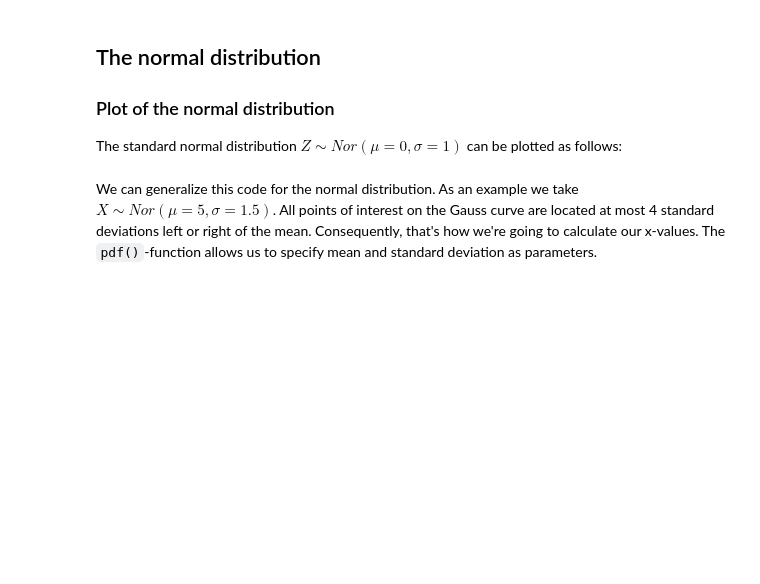
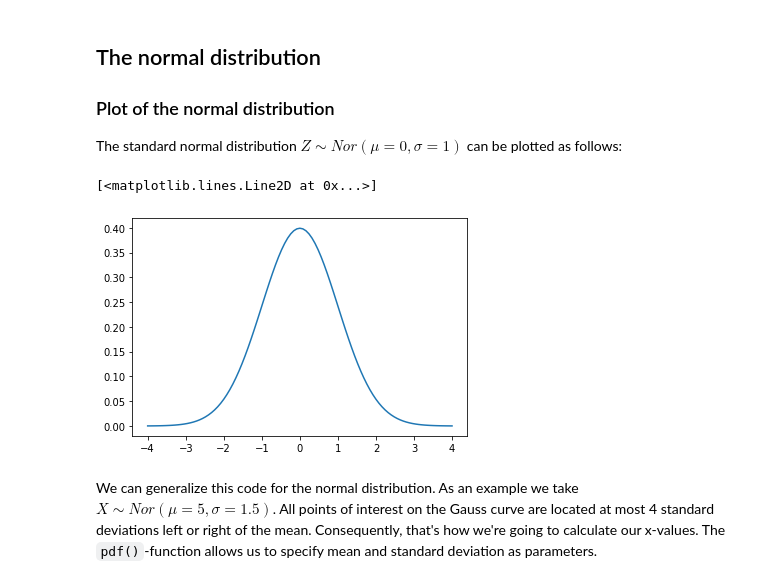
Before and after one commit to HoGentTIN/dsai-labs, a Jupyter notebook: 3-central-limit-testing/demo-central-limit-theorem.ipynb, the cells around one changed output. Cells and saved outputs as stored; diff of their text form; code cells hidden in the pictures; blank space fills up the shorter version.

```diff
--- a/3-central-limit-testing/demo-central-limit-theorem.ipynb
+++ b/3-central-limit-testing/demo-central-limit-theorem.ipynb
@@ -26,9 +26,13 @@ import seaborn as sns                               # Advanced data visualisatio
 The standard normal distribution $Z \sim Nor(\mu = 0, \sigma = 1)$ can be plotted as follows:
 # %%
 # Take 100 values for the X-axis, between -4 and 4, evenly spaced
-x = np.linspace(-4, +4, num=100)
+x = np.linspace(-4, +4, num=101)
+y = stats.norm.pdf(x, 0, 1)
 # Plot the probability density function (pdf) for these X-values
-plt.plot(x, stats.norm.pdf(x, 0, 1))
+plt.plot(x, y)
+# %% [output]
+[<matplotlib.lines.Line2D at 0x...>]
+[figure, added]
 # %% [markdown]
 We can generalize this code for the normal distribution. As an example we take $X \sim Nor(\mu = 5, \sigma = 1.5)$. All points of interest on the Gauss curve are located at most 4 standard deviations left or right of the mean. Consequently, that's how we're going to calculate our x-values. The `pdf()`-function allows us to specify mean and standard deviation as parameters.
 # %%
```
Also changed, not shown: parts of 15 cells of this notebook.
